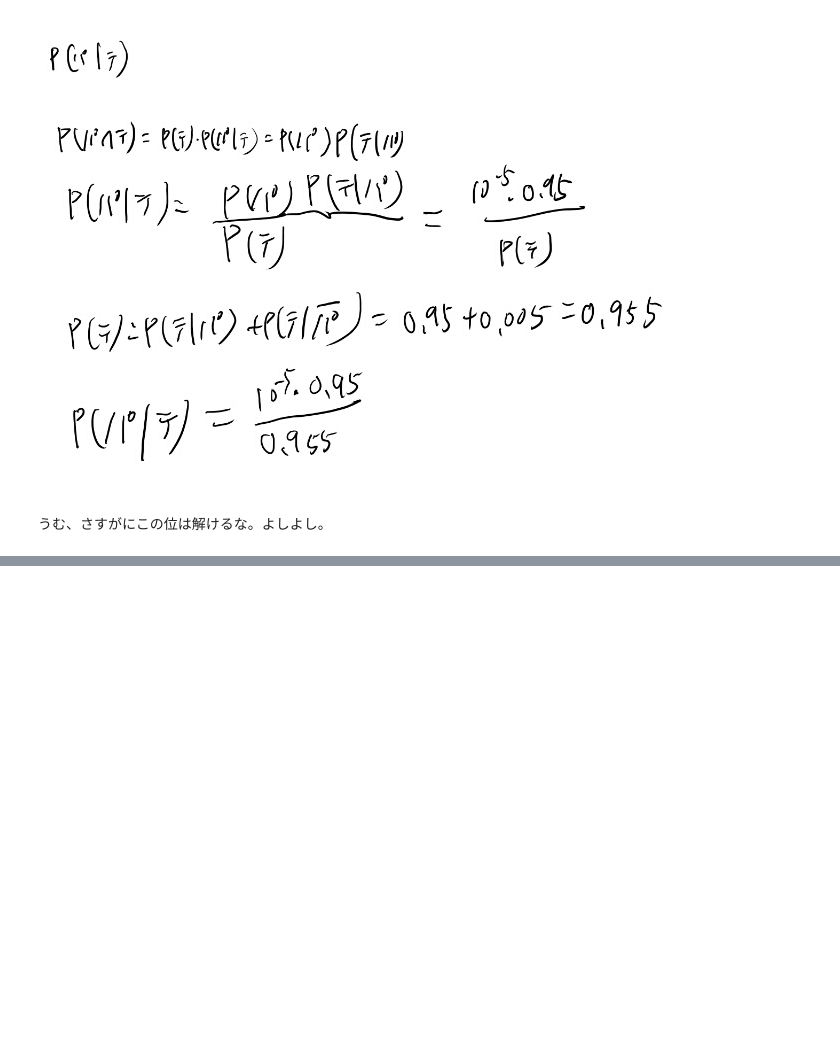
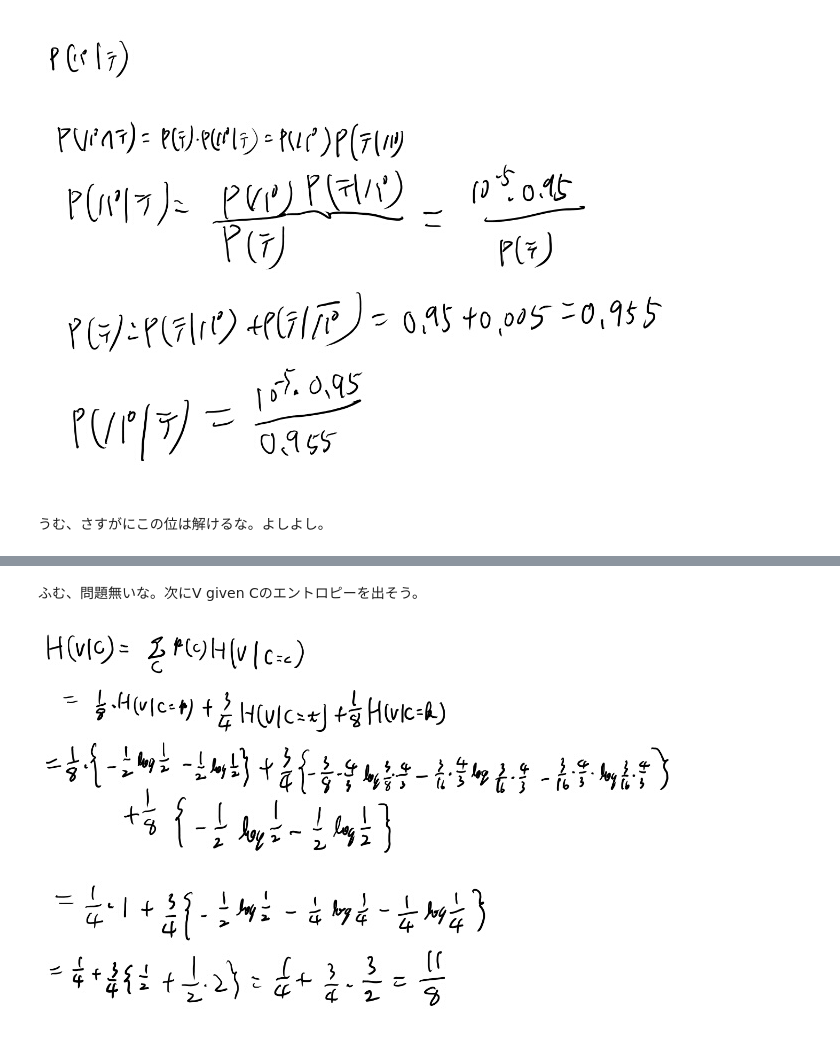
Before and after one commit to karino2/karino2.github.io, a Jupyter notebook: ipynb/2018-11-07-195900.ipynb, the cells around one changed output, grey strips where cells are left out. Saved outputs shown, nothing was run; the diff lists cells and outputs as text; code cells hidden in the pictures; blank space fills up the shorter version.

```diff
--- a/ipynb/2018-11-07-195900.ipynb
+++ b/ipynb/2018-11-07-195900.ipynb
@@ -110,0 +121,6 @@ MeatPieImage()
+# %% [markdown]
+ふむ、問題無いな。次にV given Cのエントロピーを出そう。
+# %%
+MeatPieImage()
+# %% [output]
+[figure, added]
```
Also changed, not shown: parts of 12 cells of this notebook.
